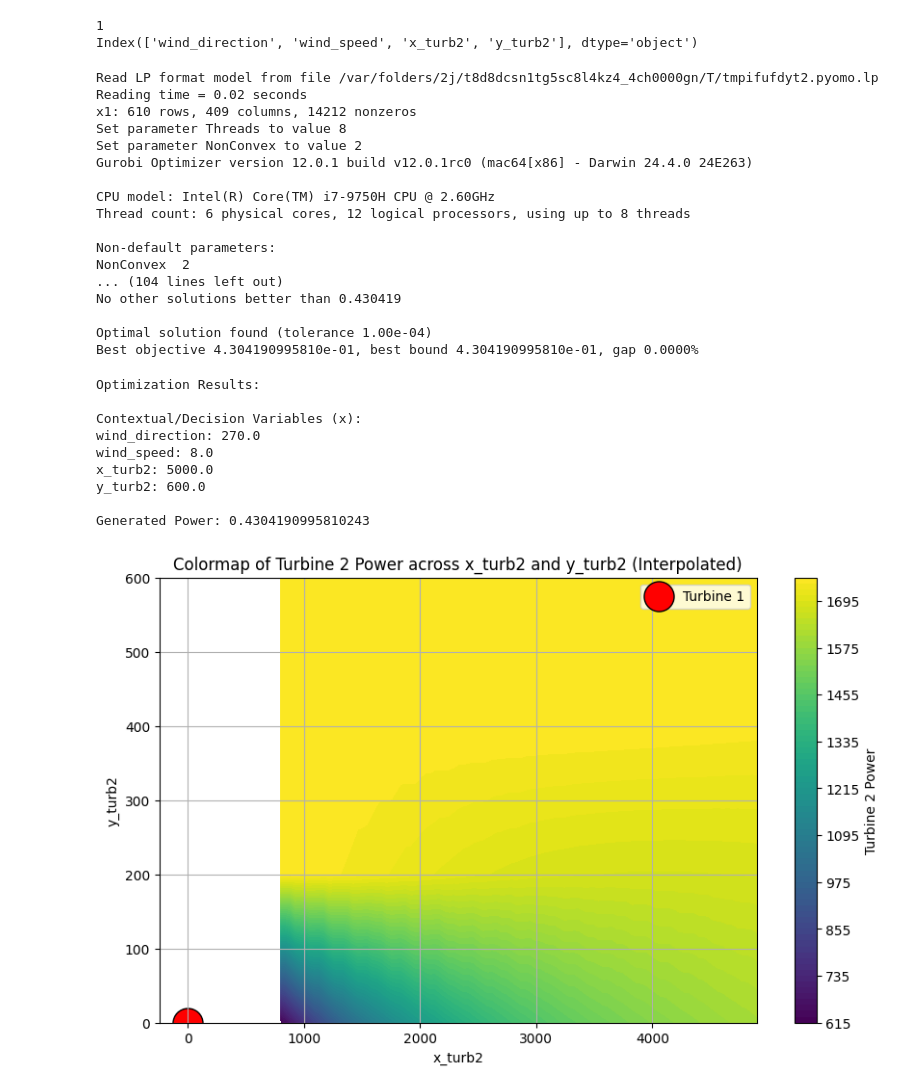
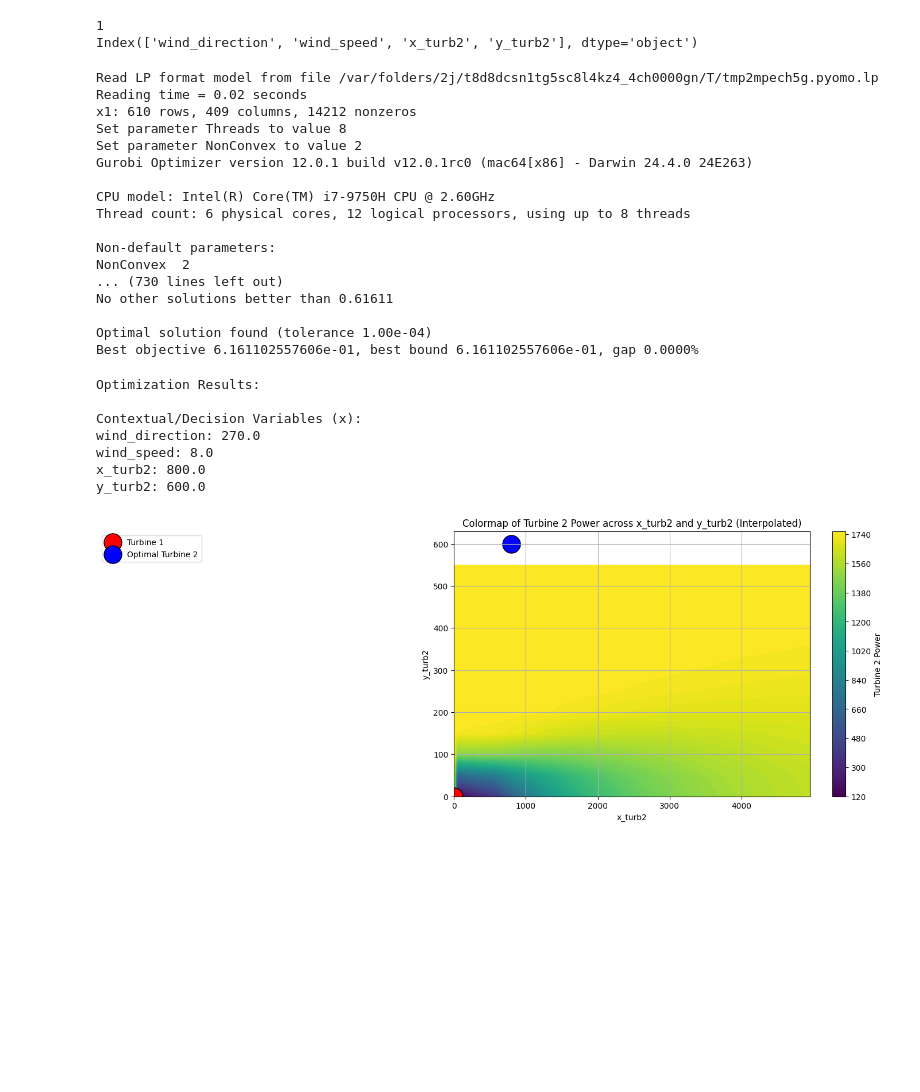
Before and after one commit to schmeti/uc3m_TFM_wind_farm_optimization_codebase, a Jupyter notebook: Windfarm_power_modelling/two_turbine_optimization_via_constraint_learning.ipynb, the cells around one changed output. Drawn from its saved outputs; the diff is of its cells as text; code cells hidden in the pictures; blank space fills up the shorter version.

```diff
--- a/Windfarm_power_modelling/two_turbine_optimization_via_constraint_learning.ipynb
+++ b/Windfarm_power_modelling/two_turbine_optimization_via_constraint_learning.ipynb
@@ -20,7 +20,7 @@ from distcl import distcl
 ## Load Data
 # %%
 # Load Data
-data = pd.read_csv("data/two_windturbine.csv")
+data = pd.read_csv("data/two_turbine_simulation_data_withzero_2704.csv")
 data.head()
 # %% [output]
 |  | x_turb2 | y_turb2 | wind_speed | wind_direction | turbulence_intensity | turbine1_power | turbine2_powers | ... |
@@ -156,7 +175,7 @@ solver.options['threads'] = 8
 solver.options['NonConvex'] = 2
 results = solver.solve(model, tee=True)
 # %% [output]
-Read LP format model from file /var/folders/2j/t8d8dcsn1tg5sc8l4kz4_4ch0000gn/T/tmpifufdyt2.pyomo.lp
+Read LP format model from file /var/folders/2j/t8d8dcsn1tg5sc8l4kz4_4ch0000gn/T/tmp2mpech5g.pyomo.lp
 Reading time = 0.02 seconds
 x1: 610 rows, 409 columns, 14212 nonzeros
 Set parameter Threads to value 8
@@ -168,11 +187,11 @@ Thread count: 6 physical cores, 12 logical processors, using up to 8 threads
 
 Non-default parameters:
 NonConvex  2
-... (104 lines left out)
-No other solutions better than 0.430419
+... (730 lines left out)
+No other solutions better than 0.61611
 
 Optimal solution found (tolerance 1.00e-04)
-Best objective 4.304190995810e-01, best bound 4.304190995810e-01, gap 0.0000%
+Best objective 6.161102557606e-01, best bound 6.161102557606e-01, gap 0.0000%
 # %%
 # print optimization results
 print("\nOptimization Results:")
@@ -187,39 +206,42 @@ Optimization Results:
 Contextual/Decision Variables (x):
 wind_direction: 270.0
 wind_speed: 8.0
-x_turb2: 5000.0
+x_turb2: 800.0
 y_turb2: 600.0
-
-Generated Power: 0.4304190995810243
 # %%
+# Visualize the results
 from scipy.interpolate import griddata
 
 
-# Visualize the results
 
-# Perform linear interpolation to make the map continuous
 
 # Colormap with interpolation
 x = data['x_turb2']
 y = data['y_turb2']
 z = data['turbine2_powers']
 xi, yi = np.linspace(x.min(), x.max(), 100), np.linspace(y.min(), y.max(), 100)
 xi, yi = np.meshgrid(xi, yi)
 zi = griddata((x, y), z, (xi, yi), method='linear')
 
 plt.figure(figsize=(10, 6))
 plt.contourf(xi, yi, zi, levels=100, cmap='viridis')
 plt.colorbar(label='Turbine 2 Power')
 
 # Mark the position of wind turbine one
 plt.scatter(0, 0, color='red', label='Turbine 1', s=500, edgecolor='black')
-plt.legend()
+
+# Mark the position of the optimal location of wind turbine 2
+optimal_x = pyo.value(model.x['x_turb2'])
+optimal_y = pyo.value(model.x['y_turb2'])
+plt.scatter(optimal_x, optimal_y, color='blue', label='Optimal Turbine 2', s=500, edgecolor='black')
+
+plt.legend(loc='upper left', bbox_to_anchor=(-1, 1))
 
 # cosmetics
 plt.xlabel('x_turb2')
 plt.ylabel('y_turb2')
 plt.title('Colormap of Turbine 2 Power across x_turb2 and y_turb2 (Interpolated)')
 plt.grid(True)
 plt.show()
 # %% [output]
-[figure, old version]
+[figure, new version]
```
Also changed, not shown: parts of 4 cells of this notebook, 3 other files.
